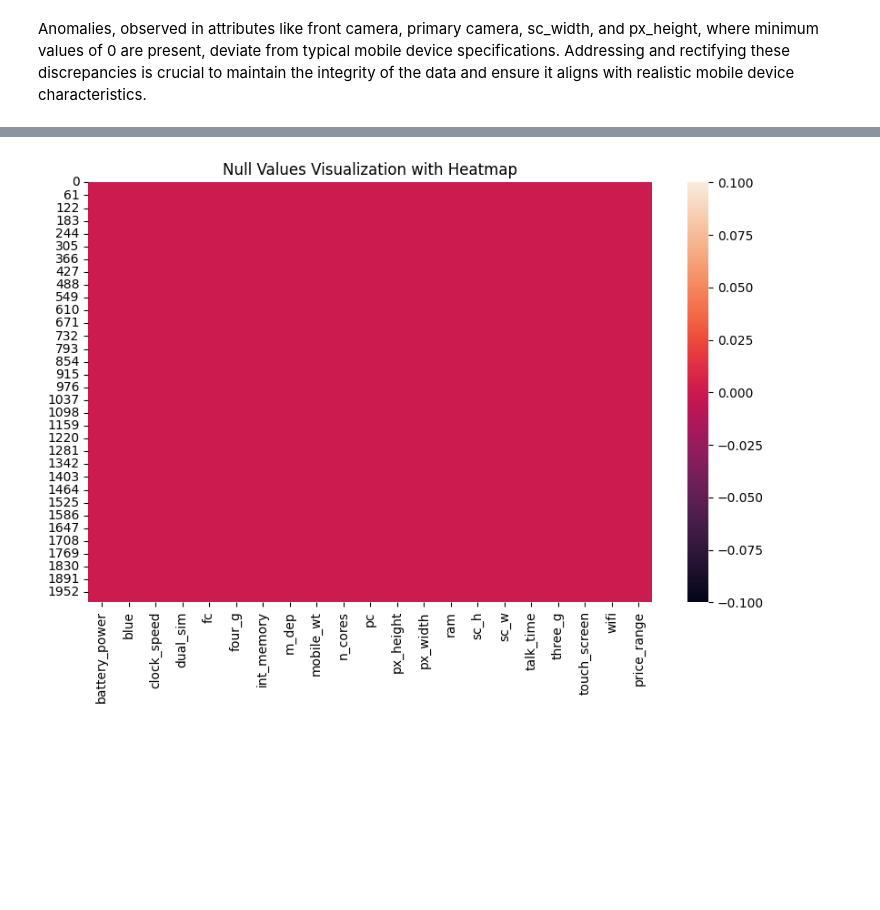
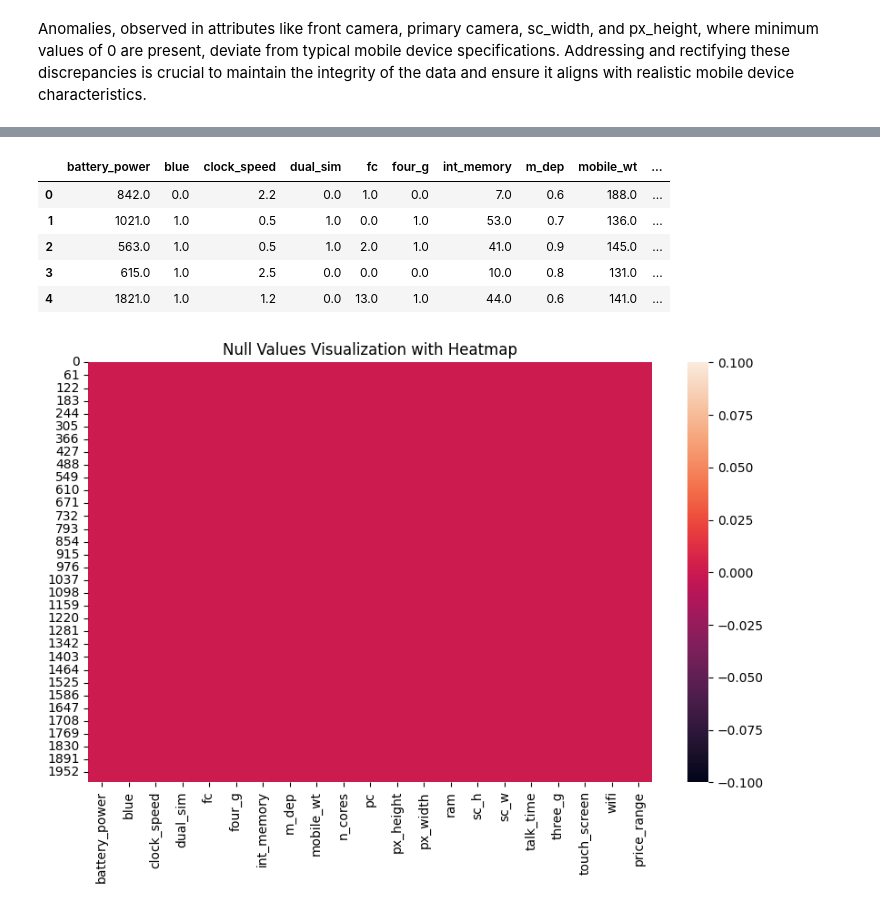
Before and after one commit to meabhaykr/Mobile-Price-Range-Prediction, a Jupyter notebook: Mobile_Price_Range_Prediction.ipynb, the cells around one changed output, grey strips where cells are left out. Drawn from its saved outputs; the diff is of its cells as text; code cells hidden in the pictures; blank space fills up the shorter version.

```diff
--- a/Mobile_Price_Range_Prediction.ipynb
+++ b/Mobile_Price_Range_Prediction.ipynb
@@ -158,0 +388,12 @@ Anomalies, observed in attributes like front camera, primary camera, sc_width, a
+# %%
+# Creating a new feature based on given features sc_h  and sc_w  to represent overall Display Size
+
+mobile_df['Display_size'] = mobile_df['sc_h'] * mobile_df['sc_w']
+# %%
+# Creatin a new feature based on given features px_height and px_width to represent Display Resolution area
+
+mobile_df['Total_Pixels'] = mobile_df['px_height'] * mobile_df['px_width']
+# %%
+# Dropping unnecessary columns from the dataset
+
+mobile_df.drop(['sc_h','sc_w','px_height','px_width'],axis=1,inplace=True)
@@ -159,3 +420,12 @@ Anomalies, observed in attributes like front camera, primary camera, sc_width, a
+# %%
+mobile_df.head()
+# %% [output]
+|  | battery_power | blue | clock_speed | dual_sim | fc | four_g | int_memory | m_dep | mobile_wt | ... |
+| 0 | 842.0 | 0.0 | 2.2 | 0.0 | 1.0 | 0.0 | 7.0 | 0.6 | 188.0 | ... |
+| 1 | 1021.0 | 1.0 | 0.5 | 1.0 | 0.0 | 1.0 | 53.0 | 0.7 | 136.0 | ... |
+| 2 | 563.0 | 1.0 | 0.5 | 1.0 | 2.0 | 1.0 | 41.0 | 0.9 | 145.0 | ... |
+| 3 | 615.0 | 1.0 | 2.5 | 0.0 | 0.0 | 0.0 | 10.0 | 0.8 | 131.0 | ... |
+| 4 | 1821.0 | 1.0 | 1.2 | 0.0 | 13.0 | 1.0 | 44.0 | 0.6 | 141.0 | ... |
 # %%
 # Visualizing the missing values
 plt.figure(figsize=(10,6))
```
Also changed, not shown: parts of 41 cells of this notebook.
